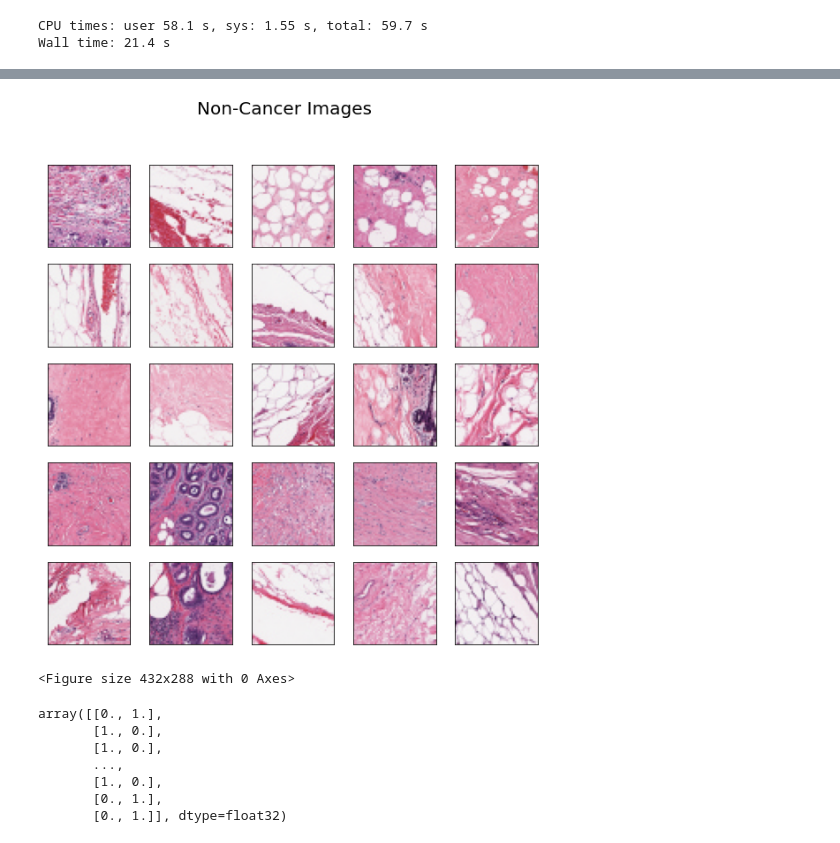
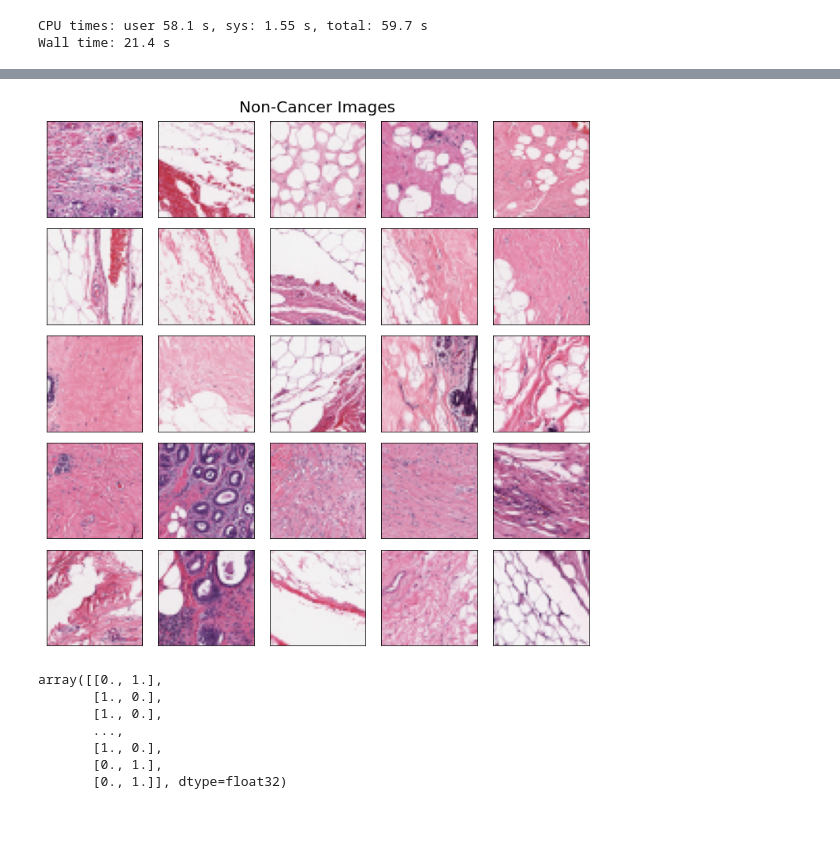
Before and after one commit to gimoonnam/CV, a Jupyter notebook: breast-cnn.ipynb, the cells around one changed output, grey strips where cells are left out. Saved outputs shown, nothing was run; the diff lists cells and outputs as text; code cells hidden in the pictures.

```diff
--- a/breast-cnn.ipynb
+++ b/breast-cnn.ipynb
@@ -116,19 +114,19 @@ plt.savefig('Cancer-Images.png')
 # %%
 plt.figure(figsize=(10,10))
 plt.suptitle("Non-Cancer Images", fontsize=20)
 for i in range(25):
     plt.subplot(5,5,i+1)
     plt.xticks([])
     plt.yticks([])
     plt.grid(False)
     plt.imshow(class0_array[i][0])
 #    plt.imshow(train_images[i], cmap=plt.cm.binary)
 #    plt.xlabel(class_names[train_labels[i]])
+plt.tight_layout()
+plt.savefig('non-Cancer-Images.png')
 plt.show()
-plt.savefig('non-Cancer-Images.png')
 # %% [output]
-[figure, old version]
+[figure, new version]
-<Figure size 432x288 with 0 Axes>
 # %%
 combined_data = np.concatenate((class0_array, class1_array))
 # %%
```
Also changed, not shown: parts of 1 cell of this notebook.
